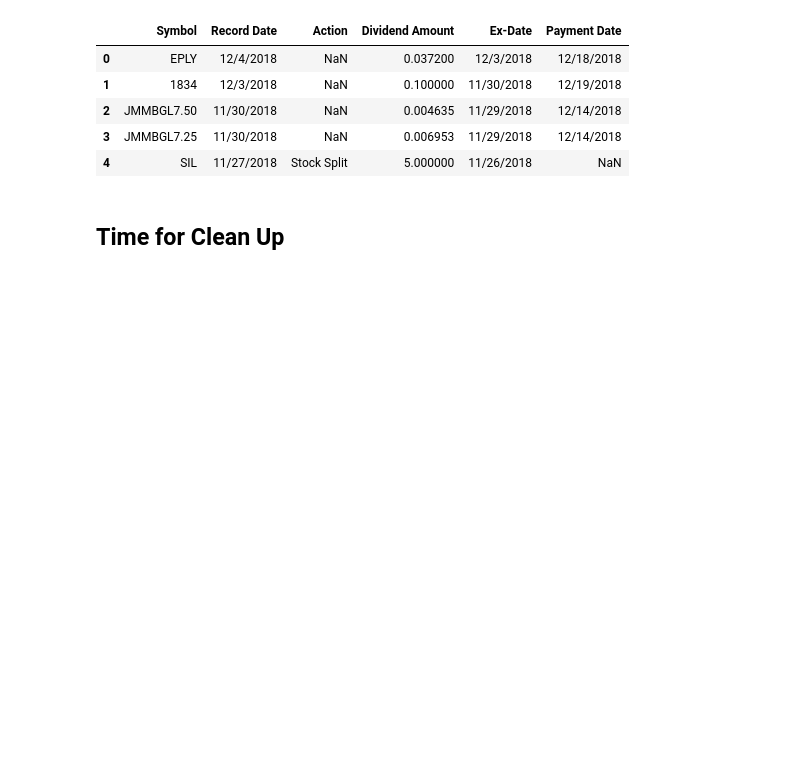
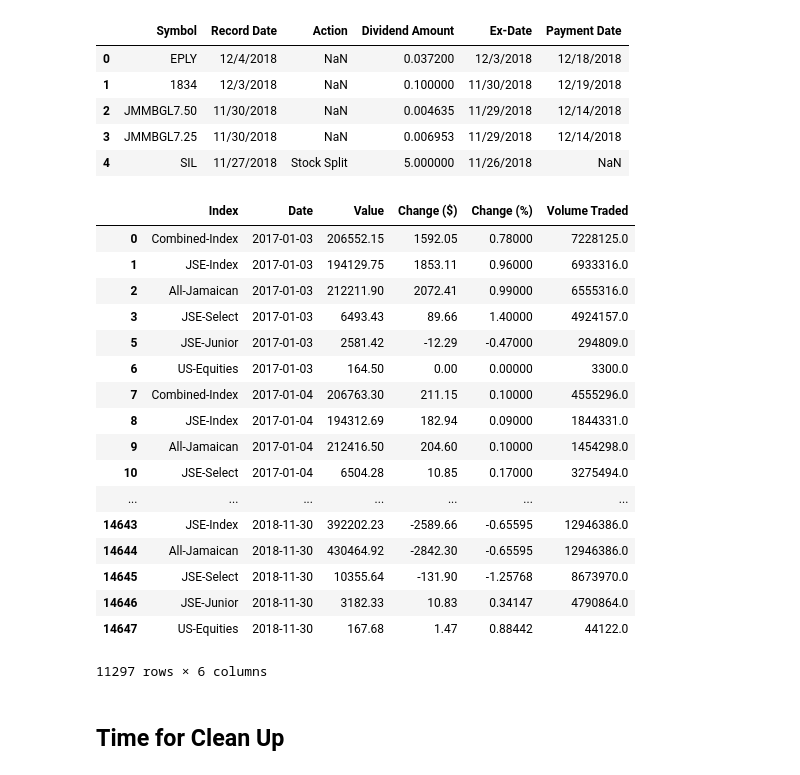
Before and after one commit to romwhyte/jsestockanalysis, a Jupyter notebook: stock analysis.ipynb, the cells around one changed output. Saved outputs shown, nothing was run; the diff lists cells and outputs as text; code cells hidden in the pictures; blank space fills up the shorter version.

```diff
--- a/stock analysis.ipynb
+++ b/stock analysis.ipynb
@@ -20,9 +21,9 @@ from scipy import linalg
 # %%
 #Pull the valid stock information
 slist = []
-filelist = os.listdir('c:/jmmbdevwsp/stockcsv/')
+filelist = os.listdir('c:/project/stockcsv/')
 for filename in filelist:
-    slist.append(pd.read_csv('c:/jmmbdevwsp/stockcsv/'+filename))
+    slist.append(pd.read_csv('c:/project/stockcsv/'+filename))
 
 frame = pd.concat(slist, axis = 0, ignore_index = True)
 frame = frame.sort_values(by='Date')
@@ -59,5 +60,35 @@ df_info.head()
 | 2 | JMMBGL7.50 | 11/30/2018 | NaN | 0.004635 | 11/29/2018 | 12/14/2018 |
 | 3 | JMMBGL7.25 | 11/30/2018 | NaN | 0.006953 | 11/29/2018 | 12/14/2018 |
 | 4 | SIL | 11/27/2018 | Stock Split | 5.000000 | 11/26/2018 | NaN |
+# %%
+#Pull the valid stock Indicies
+
+slist = []
+filelist = os.listdir('c:/project/stockindicies/')
+for filename in filelist:
+    slist.append(pd.read_csv('c:/project/stockindicies/'+filename))
+
+stkindices_frame = pd.concat(slist, axis = 0, ignore_index = True)
+stkindices_frame = stkindices_frame.dropna(axis=0)
+stkindices_frame
+# %% [output]
+|  | Index | Date | Value | Change ($) | Change (%) | Volume Traded |
+| 0 | Combined-Index | 2017-01-03 | 206552.15 | 1592.05 | 0.78000 | 7228125.0 |
+| 1 | JSE-Index | 2017-01-03 | 194129.75 | 1853.11 | 0.96000 | 6933316.0 |
+| 2 | All-Jamaican | 2017-01-03 | 212211.90 | 2072.41 | 0.99000 | 6555316.0 |
+| 3 | JSE-Select | 2017-01-03 | 6493.43 | 89.66 | 1.40000 | 4924157.0 |
+| 5 | JSE-Junior | 2017-01-03 | 2581.42 | -12.29 | -0.47000 | 294809.0 |
+| 6 | US-Equities | 2017-01-03 | 164.50 | 0.00 | 0.00000 | 3300.0 |
+| 7 | Combined-Index | 2017-01-04 | 206763.30 | 211.15 | 0.10000 | 4555296.0 |
+| 8 | JSE-Index | 2017-01-04 | 194312.69 | 182.94 | 0.09000 | 1844331.0 |
+| 9 | All-Jamaican | 2017-01-04 | 212416.50 | 204.60 | 0.10000 | 1454298.0 |
+| 10 | JSE-Select | 2017-01-04 | 6504.28 | 10.85 | 0.17000 | 3275494.0 |
+| ... | ... | ... | ... | ... | ... | ... |
+| 14643 | JSE-Index | 2018-11-30 | 392202.23 | -2589.66 | -0.65595 | 12946386.0 |
+| 14644 | All-Jamaican | 2018-11-30 | 430464.92 | -2842.30 | -0.65595 | 12946386.0 |
+| 14645 | JSE-Select | 2018-11-30 | 10355.64 | -131.90 | -1.25768 | 8673970.0 |
+| 14646 | JSE-Junior | 2018-11-30 | 3182.33 | 10.83 | 0.34147 | 4790864.0 |
+| 14647 | US-Equities | 2018-11-30 | 167.68 | 1.47 | 0.88442 | 44122.0 |
+11297 rows × 6 columns
 # %% [markdown]
 <h2>Time for Clean Up</h2>
```
Also changed, not shown: parts of 22 cells of this notebook.
